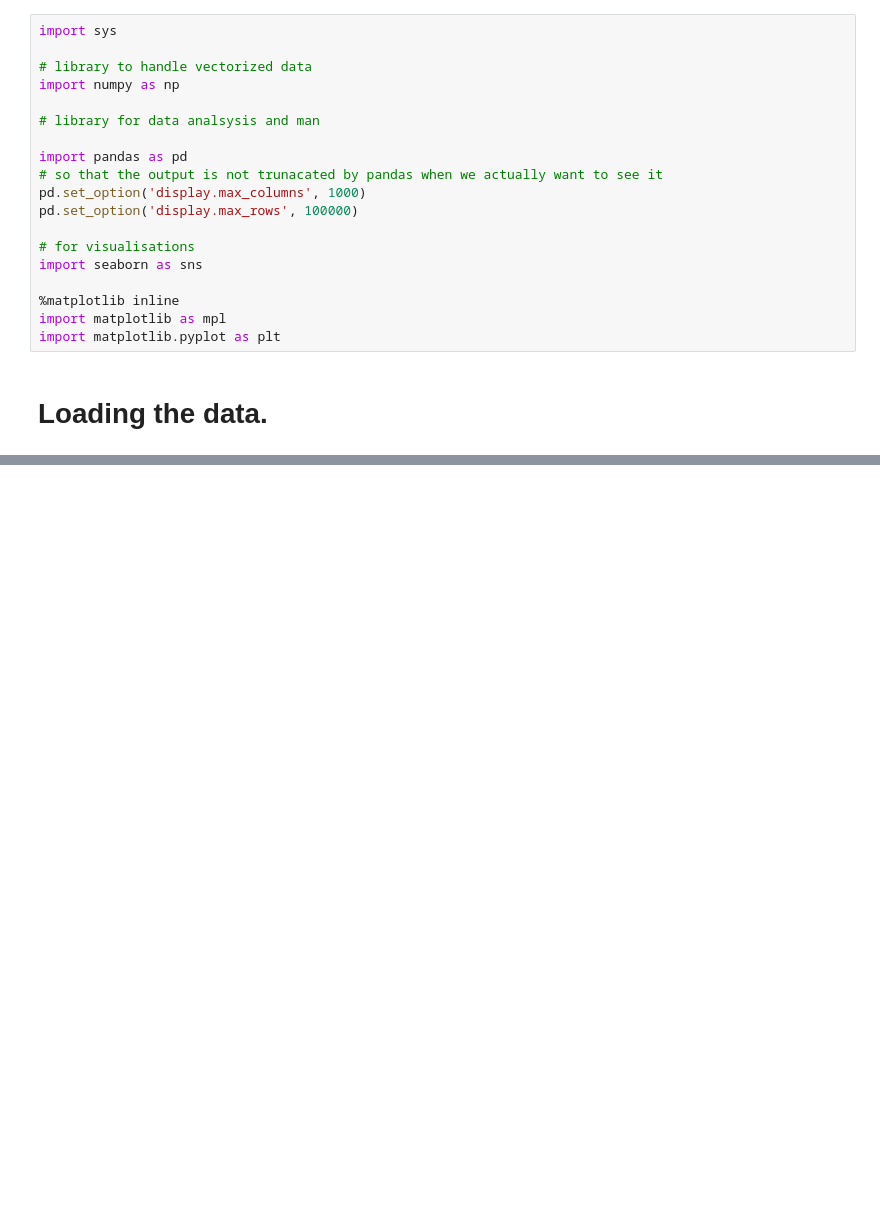
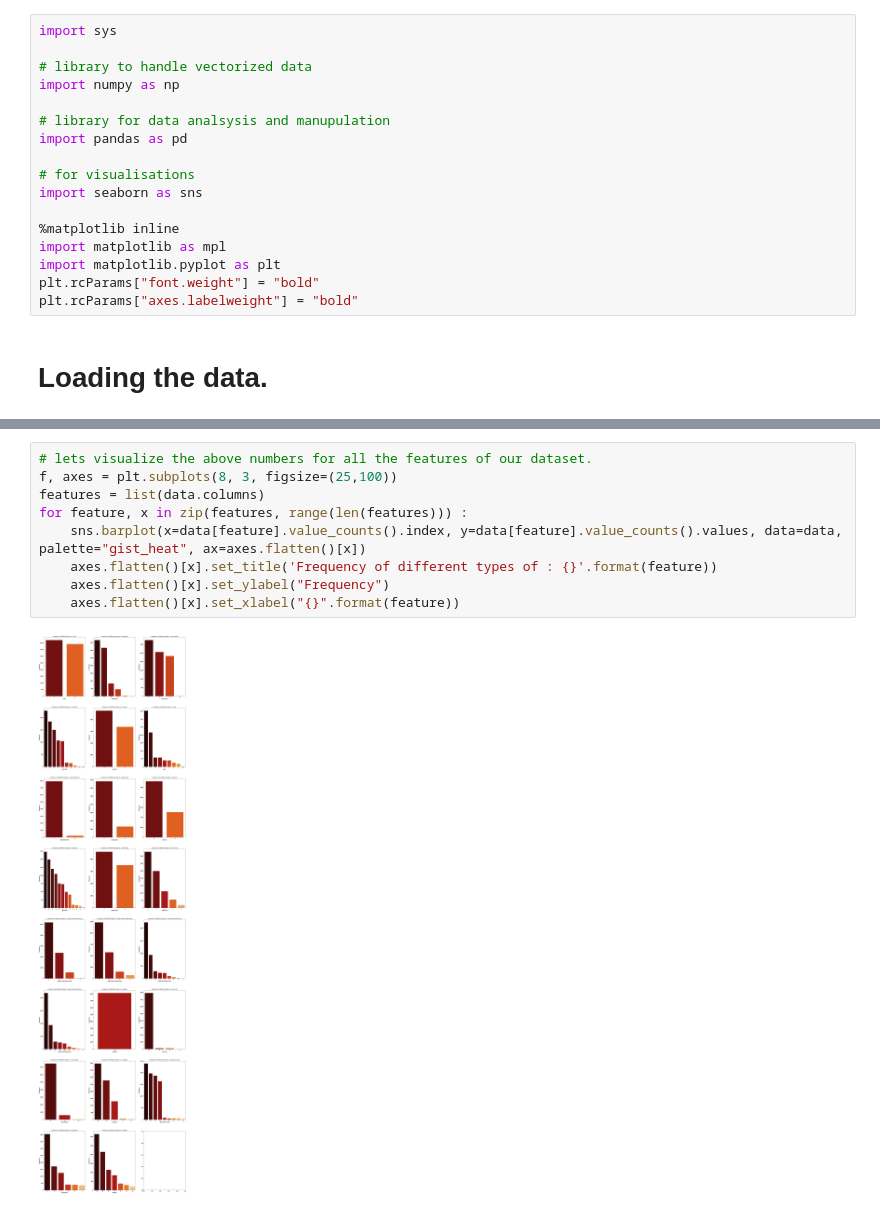
Before and after one commit to Titashmkhrj/Mushroom-classification-project, a Jupyter notebook: Mushroom_classification.ipynb, the cells around one changed output, grey strips where cells are left out. Drawn from its saved outputs; the diff is of its cells as text; blank space fills up the shorter version.

```diff
--- a/Mushroom_classification.ipynb
+++ b/Mushroom_classification.ipynb
@@ -19,12 +19,8 @@ import sys
 # library to handle vectorized data
 import numpy as np
 
-# library for data analsysis and man
-
+# library for data analsysis and manupulation
 import pandas as pd
-# so that the output is not trunacated by pandas when we actually want to see it
-pd.set_option('display.max_columns', 1000)
-pd.set_option('display.max_rows', 100000)
 
 # for visualisations
 import seaborn as sns
@@ -32,6 +28,8 @@ import seaborn as sns
 %matplotlib inline
 import matplotlib as mpl
 import matplotlib.pyplot as plt
+plt.rcParams["font.weight"] = "bold"
+plt.rcParams["axes.labelweight"] = "bold"
 # %% [markdown]
 # Loading the data.
 # %%
@@ -50,0 +73,11 @@ data.head()
+# %%
+# lets visualize the above numbers for all the features of our dataset.
+f, axes = plt.subplots(8, 3, figsize=(25,100))
+features = list(data.columns)
+for feature, x in zip(features, range(len(features))) :
+    sns.barplot(x=data[feature].value_counts().index, y=data[feature].value_counts().values, data=data, palette="gist_heat", ax=axes.flatten()[x])
+    axes.flatten()[x].set_title('Frequency of different types of : {}'.format(feature))
+    axes.flatten()[x].set_ylabel("Frequency")
+    axes.flatten()[x].set_xlabel("{}".format(feature))
+# %% [output]
+[figure, added]
```
Also changed, not shown: parts of 6 cells of this notebook.
